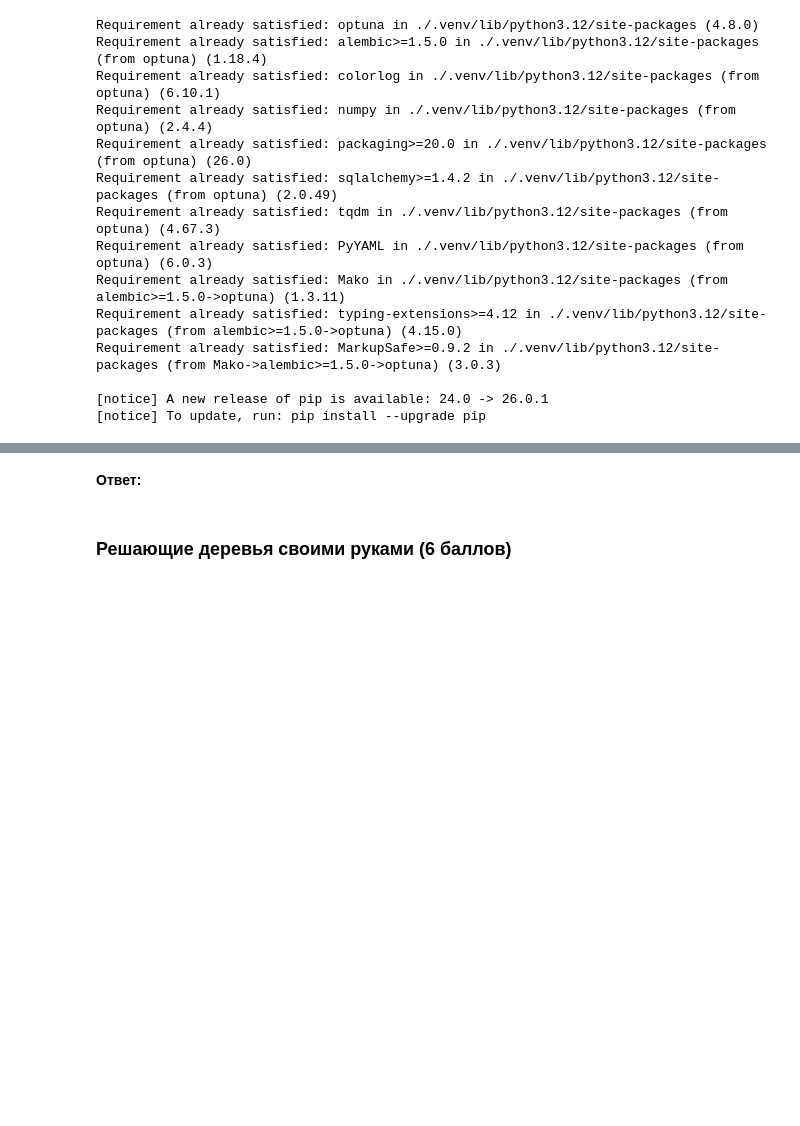
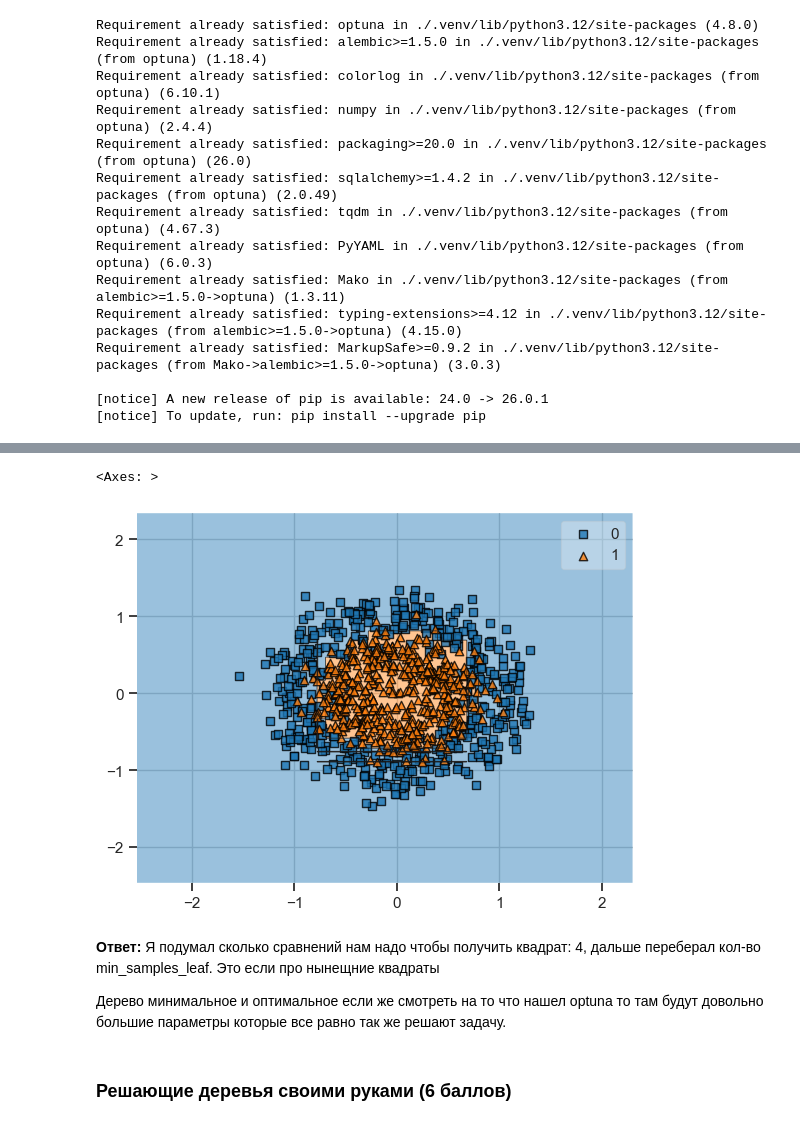
Before and after one commit to EgorGorshen/ml-hw, a Jupyter notebook: homework-practice-05-trees.ipynb, the cells around one changed output, grey strips where cells are left out. Cells and saved outputs as stored; diff of their text form; code cells hidden in the pictures; blank space fills up the shorter version.

```diff
--- a/homework-practice-05-trees.ipynb
+++ b/homework-practice-05-trees.ipynb
@@ -247,5 +254,21 @@ plot_slice(study)
-# %% [markdown]
-__Ответ:__
+# %%
+best = df_results.sort("test_accuracy", descending=True).row(0)
+model = DecisionTreeClassifier(
+    max_depth=best[0],
+    min_samples_leaf=best[1],
+    # max_depth=4,
+    # min_samples_leaf=6,
+    random_state=42,
+)
+model.fit(X_train, y_train)
+plot_decision_regions(X, y, clf=model)
+# %% [output]
+<Axes: >
+[figure, added]
+# %% [markdown]
+__Ответ:__ Я подумал сколько сравнений нам надо чтобы получить квадрат: 4, дальше переберал кол-во min_samples_leaf. Это если про нынещние квадраты
+
+Дерево минимальное и оптимальное если же смотреть на то что нашел optuna то там будут довольно большие параметры которые все равно так же решают задачу.
 # %% [markdown]
 ### Решающие деревья своими руками (6 баллов)
 # %% [markdown]
```
Also changed, not shown: parts of 15 cells of this notebook, 1 other file.
